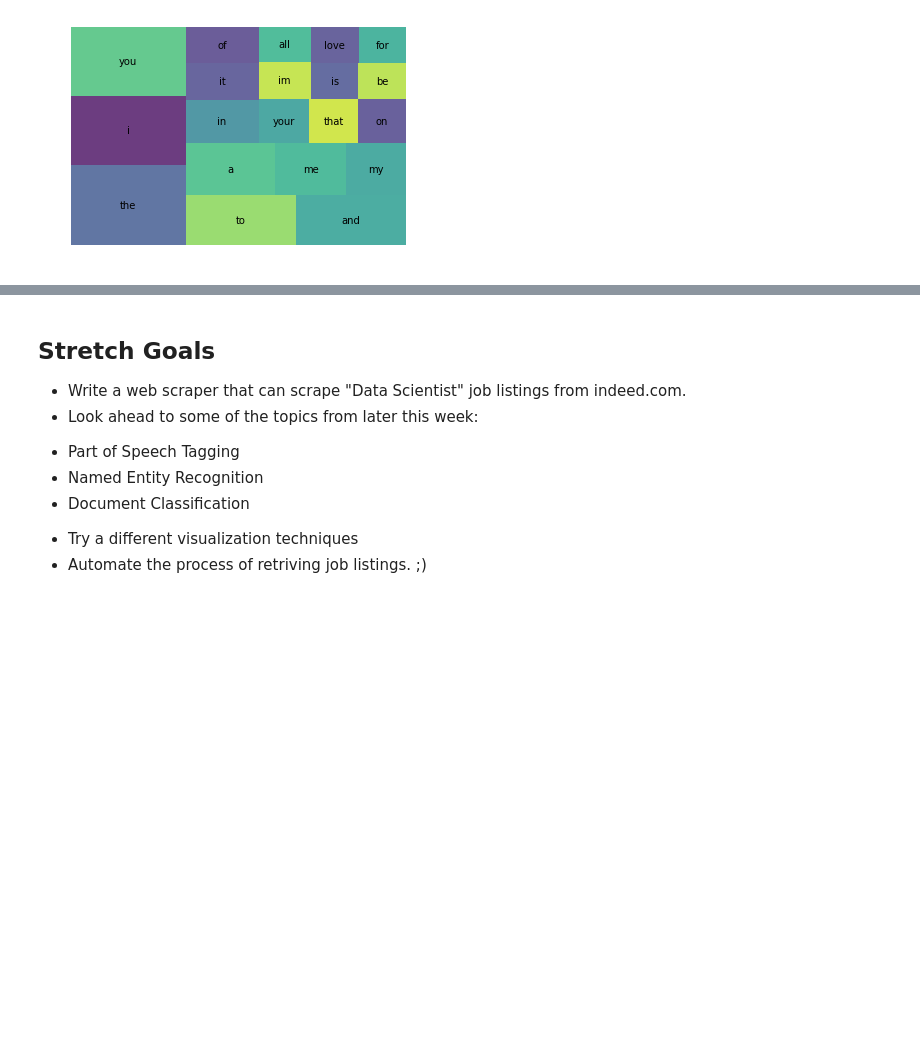
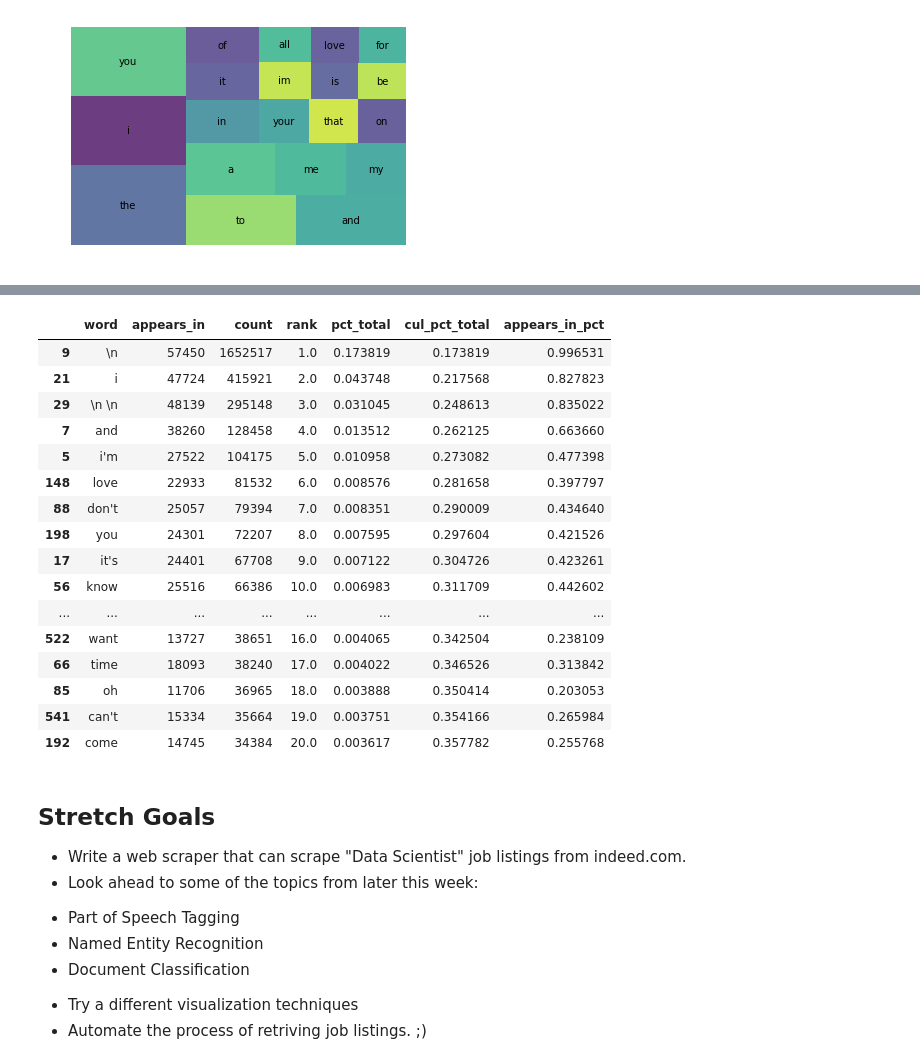
Before and after one commit to livjab/DS-Unit-4-Sprint-1-NLP, a Jupyter notebook: module1-text-data/LS_DS_421_Text_Data_Assignment.ipynb, the cells around one changed output, grey strips where cells are left out. Saved outputs shown, nothing was run; the diff lists cells and outputs as text; code cells hidden in the pictures; blank space fills up the shorter version.

```diff
--- a/module1-text-data/LS_DS_421_Text_Data_Assignment.ipynb
+++ b/module1-text-data/LS_DS_421_Text_Data_Assignment.ipynb
@@ -181,3 +257,23 @@ plt.show()
+# %%
+wc_top20
+# %% [output]
+|  | word | appears_in | count | rank | pct_total | cul_pct_total | appears_in_pct |
+| 9 | \n | 57450 | 1652517 | 1.0 | 0.173819 | 0.173819 | 0.996531 |
+| 21 | i | 47724 | 415921 | 2.0 | 0.043748 | 0.217568 | 0.827823 |
+| 29 | \n \n | 48139 | 295148 | 3.0 | 0.031045 | 0.248613 | 0.835022 |
+| 7 | and | 38260 | 128458 | 4.0 | 0.013512 | 0.262125 | 0.663660 |
+| 5 | i'm | 27522 | 104175 | 5.0 | 0.010958 | 0.273082 | 0.477398 |
+| 148 | love | 22933 | 81532 | 6.0 | 0.008576 | 0.281658 | 0.397797 |
+| 88 | don't | 25057 | 79394 | 7.0 | 0.008351 | 0.290009 | 0.434640 |
+| 198 | you | 24301 | 72207 | 8.0 | 0.007595 | 0.297604 | 0.421526 |
+| 17 | it's | 24401 | 67708 | 9.0 | 0.007122 | 0.304726 | 0.423261 |
+| 56 | know | 25516 | 66386 | 10.0 | 0.006983 | 0.311709 | 0.442602 |
+| ... | ... | ... | ... | ... | ... | ... | ... |
+| 522 | want | 13727 | 38651 | 16.0 | 0.004065 | 0.342504 | 0.238109 |
+| 66 | time | 18093 | 38240 | 17.0 | 0.004022 | 0.346526 | 0.313842 |
+| 85 | oh | 11706 | 36965 | 18.0 | 0.003888 | 0.350414 | 0.203053 |
+| 541 | can't | 15334 | 35664 | 19.0 | 0.003751 | 0.354166 | 0.265984 |
+| 192 | come | 14745 | 34384 | 20.0 | 0.003617 | 0.357782 | 0.255768 |
 # %% [markdown]
 ## Stretch Goals
 
```
Also changed, not shown: parts of 3 cells of this notebook.
